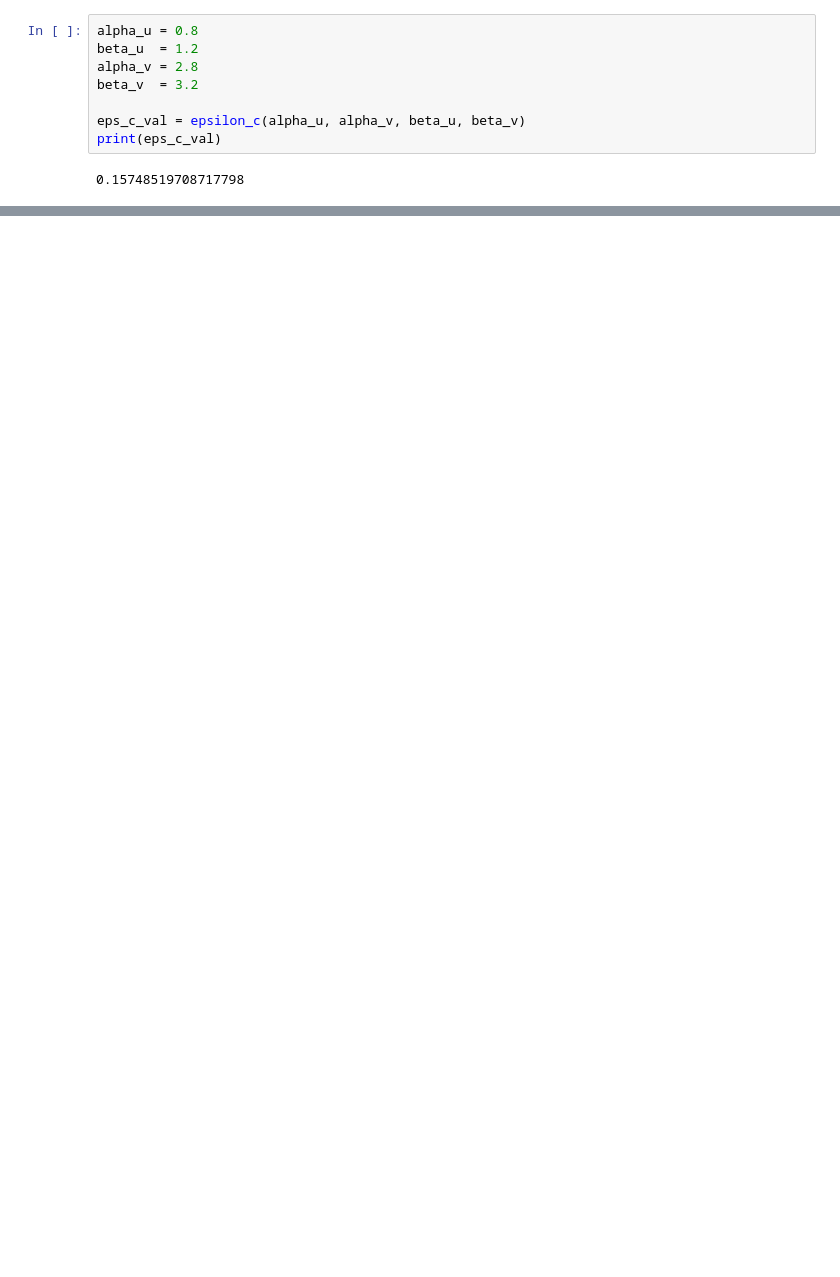
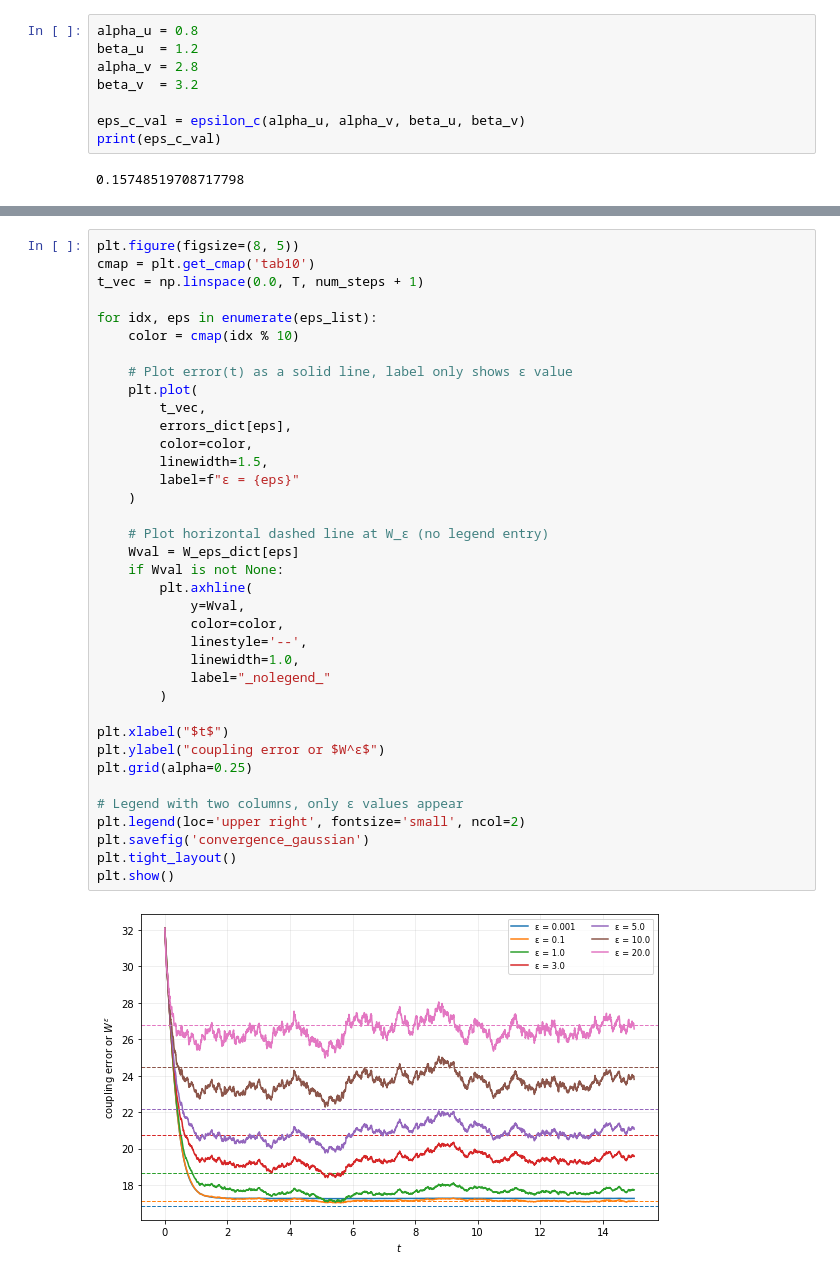
Before and after one commit to klekar11/Langevin_OT, a Jupyter notebook: LSI_convergence.ipynb, the cells around one changed output, grey strips where cells are left out. Drawn from its saved outputs; the diff is of its cells as text; blank space fills up the shorter version.

Commit message:
Added convergence results for Gaussian

```diff
--- a/LSI_convergence.ipynb
+++ b/LSI_convergence.ipynb
@@ -220,0 +356,39 @@ print(W_es)
+# %%
+plt.figure(figsize=(8, 5))
+cmap = plt.get_cmap('tab10')
+t_vec = np.linspace(0.0, T, num_steps + 1)
+
+for idx, eps in enumerate(eps_list):
+    color = cmap(idx % 10)
+
+    # Plot error(t) as a solid line, label only shows ε value
+    plt.plot(
+        t_vec,
+        errors_dict[eps],
+        color=color,
+        linewidth=1.5,
+        label=f"ε = {eps}"
+    )
+
+    # Plot horizontal dashed line at W_ε (no legend entry)
+    Wval = W_eps_dict[eps]
+    if Wval is not None:
+        plt.axhline(
+            y=Wval,
+            color=color,
+            linestyle='--',
+            linewidth=1.0,
+            label="_nolegend_"
+        )
+
+plt.xlabel("$t$")
+plt.ylabel("coupling error or $W^ε$")
+plt.grid(alpha=0.25)
+
+# Legend with two columns, only ε values appear
+plt.legend(loc='upper right', fontsize='small', ncol=2)
+plt.savefig('convergence_gaussian')
+plt.tight_layout()
+plt.show()
+# %% [output]
+[figure, added]
```
Also changed, not shown: parts of 17 cells of this notebook, 3 other files.
